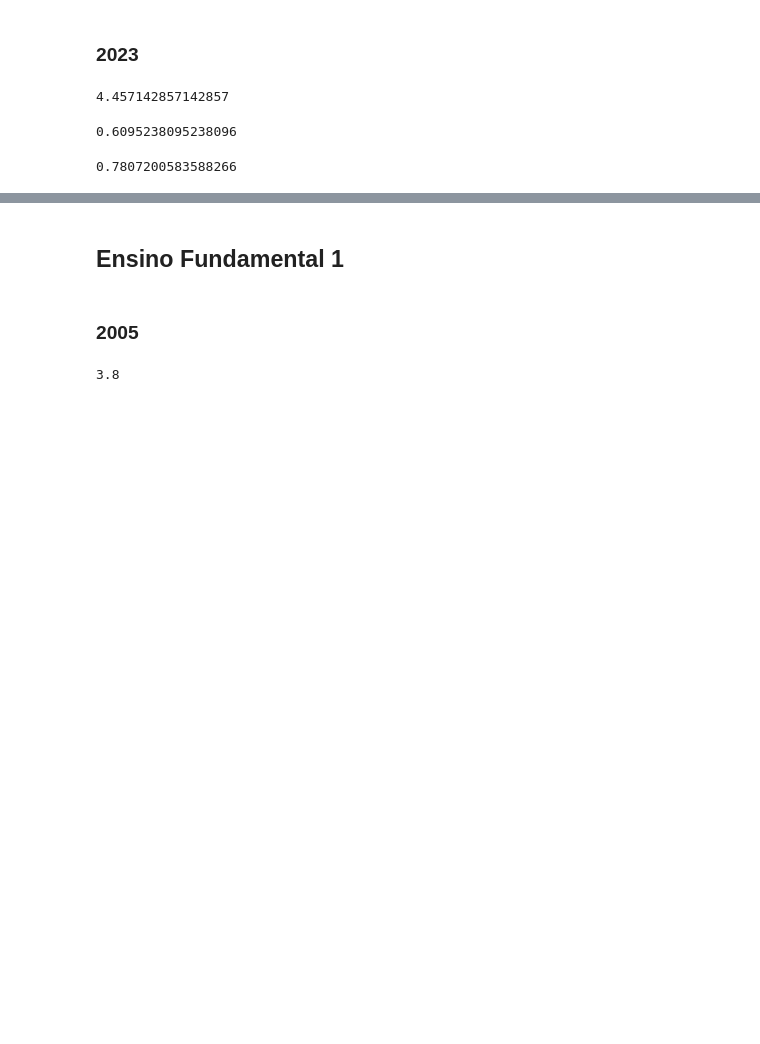
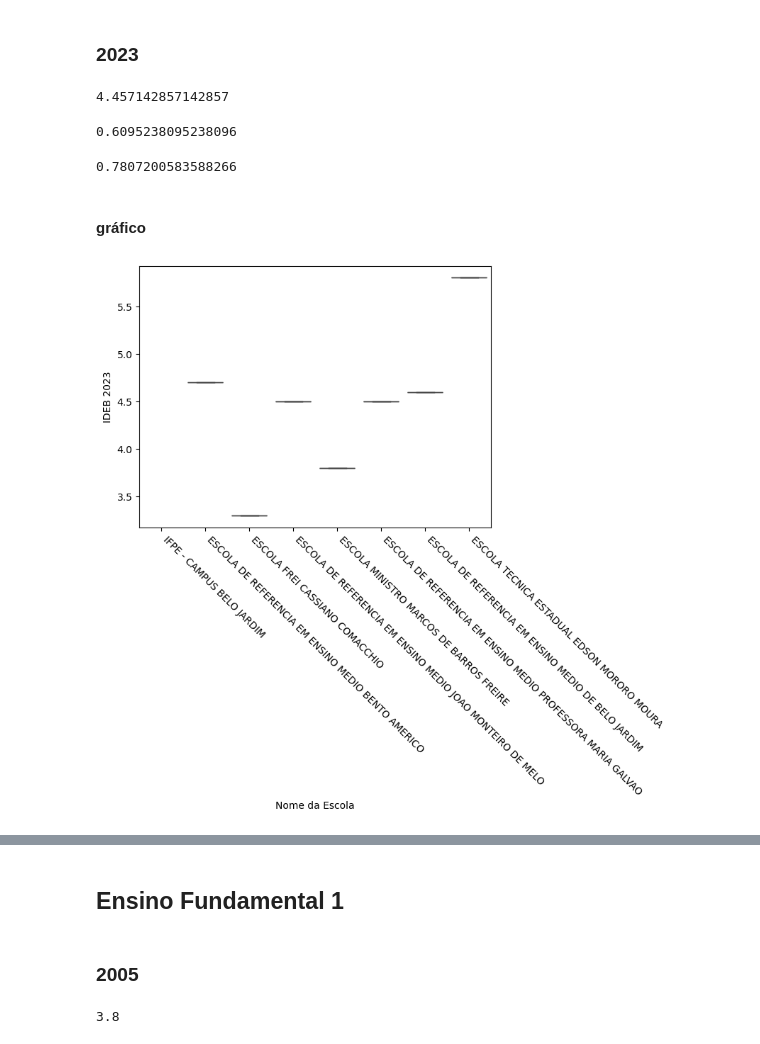
Before and after one commit to claraaqn/IC-Dadis_IDEB, a Jupyter notebook: analise_descritiva_escola.ipynb, the cells around one changed output, grey strips where cells are left out. Saved outputs shown, nothing was run; the diff lists cells and outputs as text; code cells hidden in the pictures; blank space fills up the shorter version.

```diff
--- a/analise_descritiva_escola.ipynb
+++ b/analise_descritiva_escola.ipynb
@@ -80,3 +83,11 @@ ensino_medio_2023.var()
 ensino_medio_2023.std()
 # %% [output]
 0.7807200583588266
+# %% [markdown]
+#### gráfico
+# %%
+sns.boxplot(data=ensino_medio, x='Nome da Escola', y='IDEB 2023')
+plt.xticks(rotation=-45, ha='left')
+plt.show()
+# %% [output]
+[figure, added]
```
Also changed, not shown: parts of 3 cells of this notebook.
